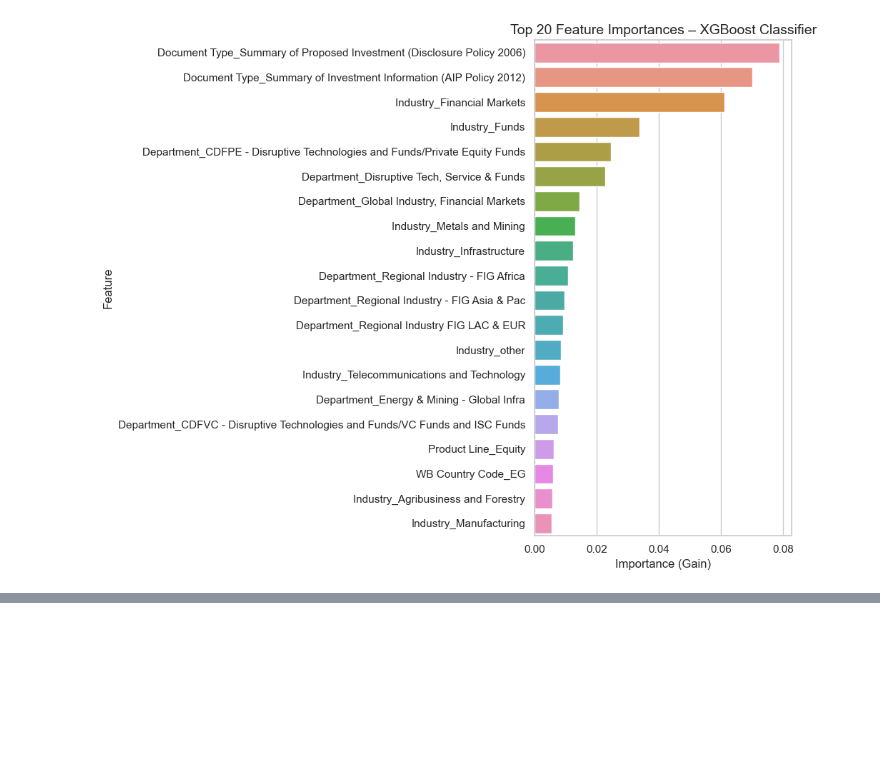
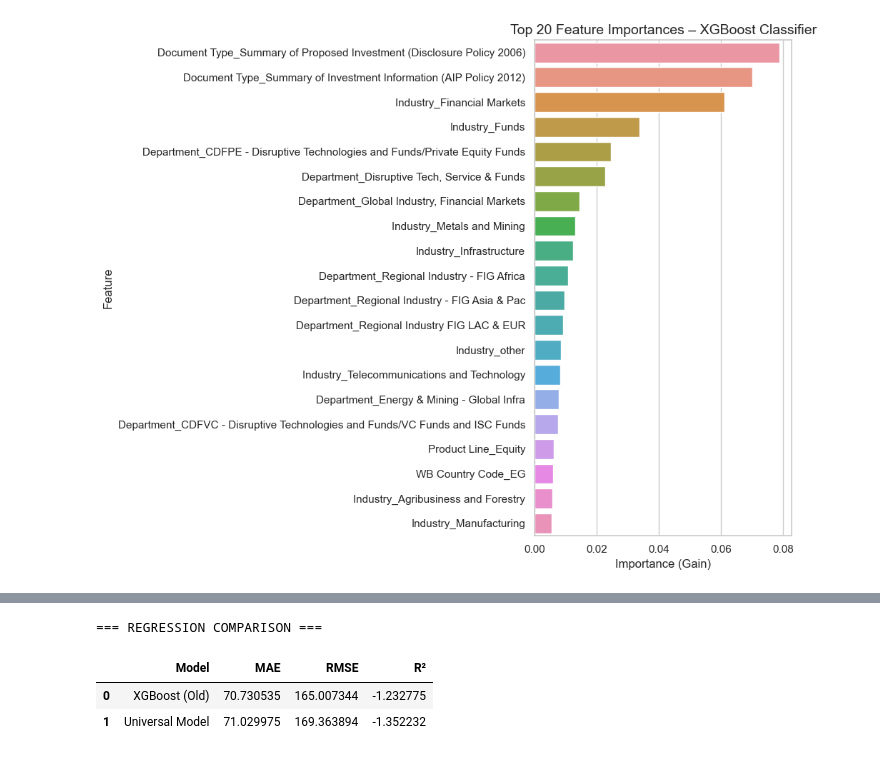
Before and after one commit to Rajabboev/Hybrid_ML_model_investment, a Jupyter notebook: IFC Investment .ipynb, the cells around one changed output, grey strips where cells are left out. Saved outputs shown, nothing was run; the diff lists cells and outputs as text; code cells hidden in the pictures; blank space fills up the shorter version.

Commit message:
Model rebuild and deployed

```diff
--- a/IFC Investment .ipynb
+++ b/IFC Investment .ipynb
@@ -1640,15 +1581 @@ y_clf_encoded = le.fit_transform(y_clf)
-# %%
-
-from sklearn.compose import ColumnTransformer
-from sklearn.preprocessing import StandardScaler, OneHotEncoder
-
-numeric_features = X_features.select_dtypes(include=['int64', 'float64']).columns.tolist()
-categorical_features = X_features.select_dtypes(include=['object']).columns.tolist()
-
-preprocessor = ColumnTransformer(
-    transformers=[
-        ('num', StandardScaler(), numeric_features),
-        ('cat', OneHotEncoder(handle_unknown='ignore'), categorical_features),
-    ]
-)
 # %%
@@ -1720,0 +1751,66 @@ X_features.sample(500, random_state=42).to_csv("schema_sample.csv", index=False)
+# %%
+import numpy as np
+import pandas as pd
+from sklearn.metrics import (
+    mean_absolute_error, mean_squared_error, r2_score,
+    accuracy_score, precision_score, recall_score, f1_score
+)
+
+# ---------------------------------------------------------
+# 1) REGRESSION — Compare Old vs Universal
+# ---------------------------------------------------------
+
+def evaluate_regression(model, X_test, y_test):
+    preds = model.predict(X_test)
+    mae  = mean_absolute_error(y_test, preds)
+    rmse = np.sqrt(mean_squared_error(y_test, preds))
+    r2   = r2_score(y_test, preds)
+    return mae, rmse, r2
+
+results_reg = []
+
+# --- Old XGBoost Regression ---
+mae, rmse, r2 = evaluate_regression(xgb_model, X_test, y_reg_test)
+results_reg.append(["XGBoost (Old)", mae, rmse, r2])
+
+# --- Universal Regression Model ---
+mae, rmse, r2 = evaluate_regression(reg_model, X_test, y_reg_test)
+results_reg.append(["Universal Model", mae, rmse, r2])
+
+df_reg_results = pd.DataFrame(results_reg, columns=["Model", "MAE", "RMSE", "R²"])
+print("\n=== REGRESSION COMPARISON ===")
+display(df_reg_results)
+
+
+# ---------------------------------------------------------
+# 2) CLASSIFICATION — Compare Old vs Universal
+# ---------------------------------------------------------
+
+def evaluate_classification(model, X_test, y_test):
+    preds = model.predict(X_test)
+    acc = accuracy_score(y_test, preds)
+    prec = precision_score(y_test, preds, average='weighted')
+    rec = recall_score(y_test, preds, average='weighted')
+    f1 = f1_score(y_test, preds, average='weighted')
+    return acc, prec, rec, f1
+
+results_clf = []
+
+# --- Old XGBoost Classifier ---
+acc, prec, rec, f1 = evaluate_classification(xgb_clf, X_test, y_clf_test)
+results_clf.append(["XGBoost (Old)", acc, prec, rec, f1])
+
+# --- Universal Classification Model ---
+acc, prec, rec, f1 = evaluate_classification(clf_model, X_test, y_clf_test)
+results_clf.append(["Universal Model", acc, prec, rec, f1])
+
+df_clf_results = pd.DataFrame(results_clf,
+                              columns=["Model", "Accuracy", "Precision", "Recall", "F1-score"])
+
+print("\n=== CLASSIFICATION COMPARISON ===")
+display(df_clf_results)
+# %% [output]
+=== REGRESSION COMPARISON ===
+|  | Model | MAE | RMSE | R² |
+| 0 | XGBoost (Old) | 70.730535 | 165.007344 | -1.232775 |
+| 1 | Universal Model | 71.029975 | 169.363894 | -1.352232 |
```
Also changed, not shown: parts of 22 cells of this notebook, 9 other files.
